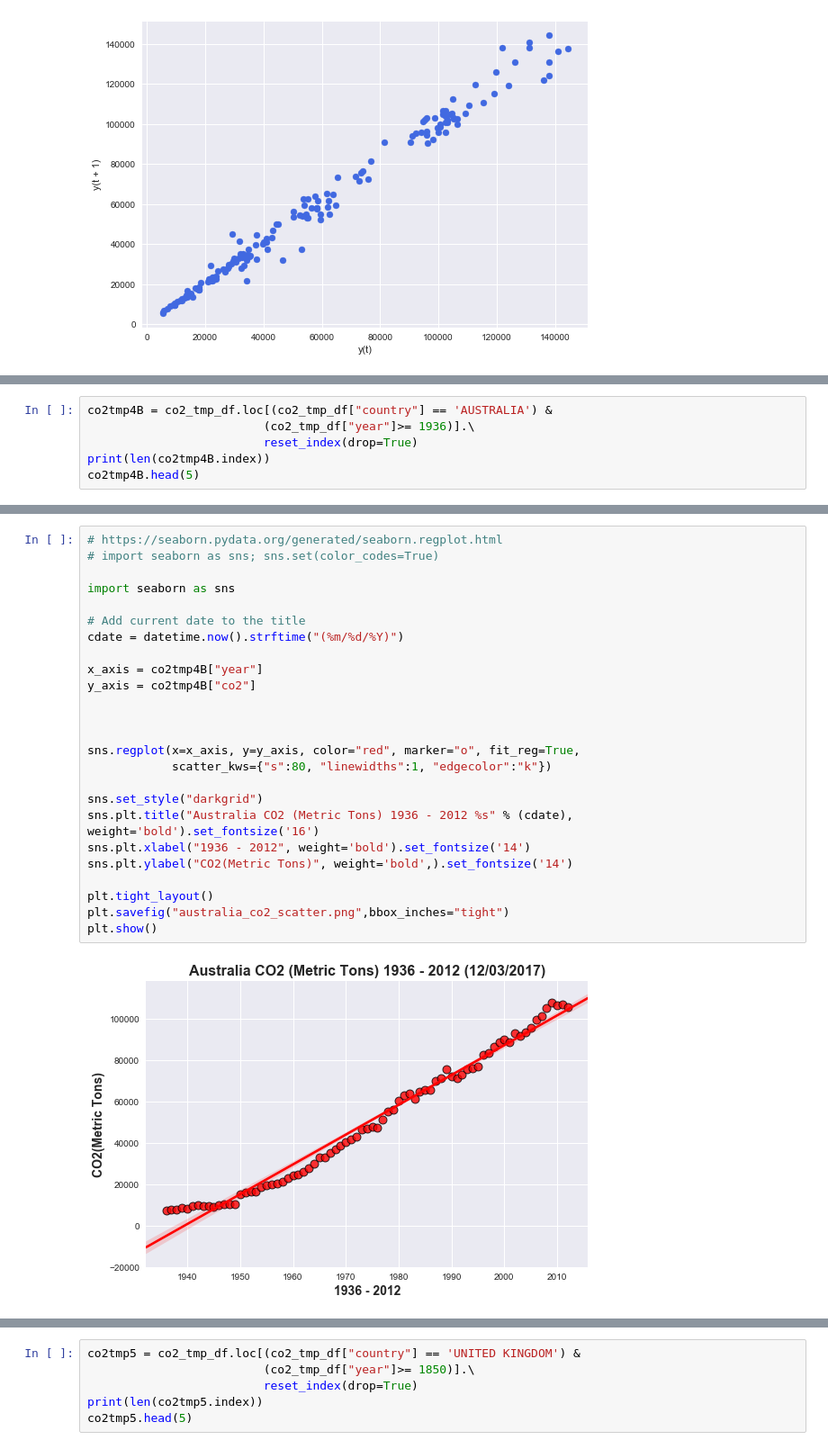
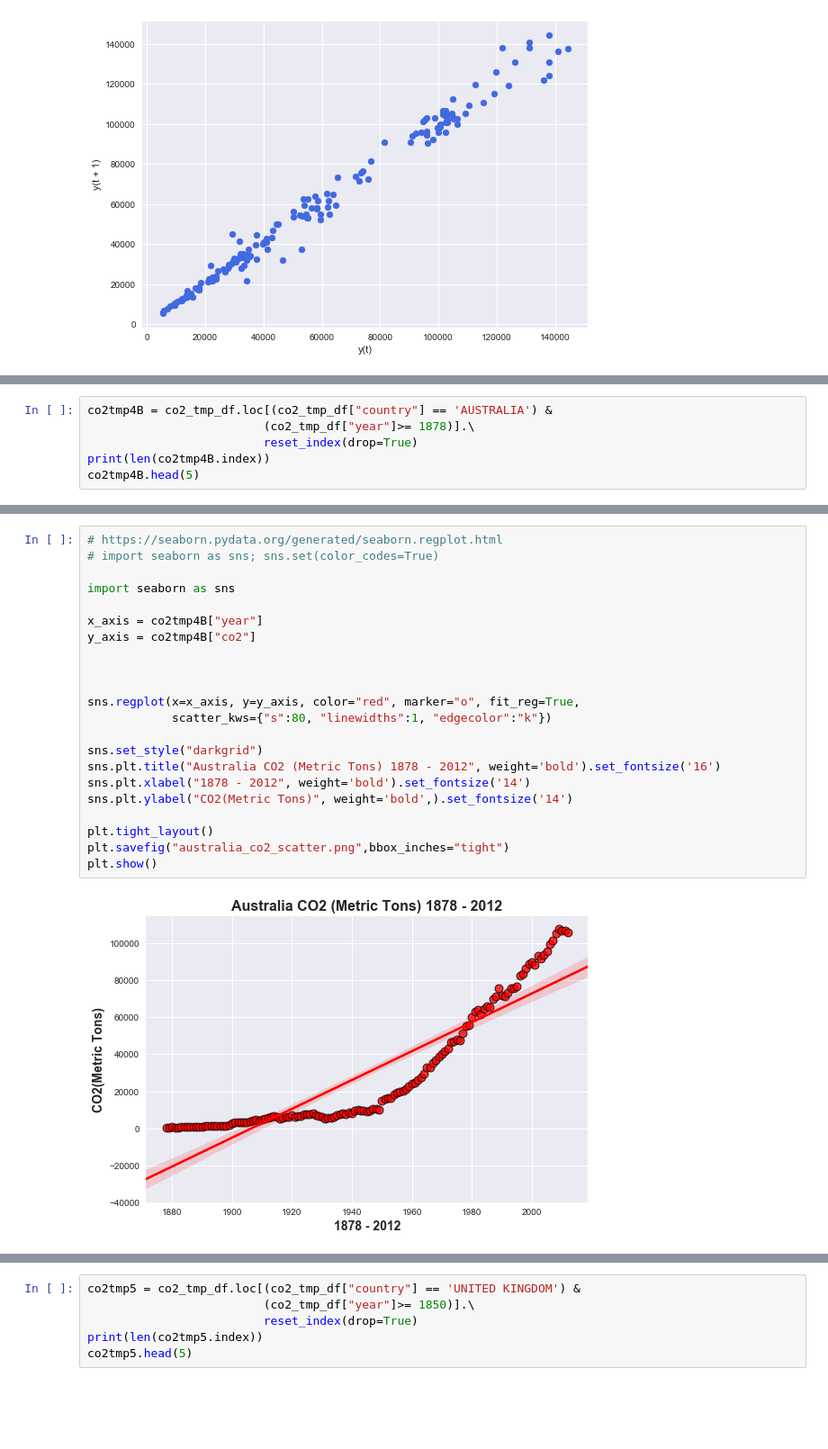
Before and after one commit to chrisg4github/Project-GW, a Jupyter notebook: GW_Plotting/CO2-Clean-Correlations/GW_Corr_Yearly_Tmp_co2.ipynb, the cells around one changed output, grey strips where cells are left out. Shown at 90% size. Drawn from its saved outputs; the diff is of its cells as text; blank space fills up the shorter version.

```diff
--- a/GW_Plotting/CO2-Clean-Correlations/GW_Corr_Yearly_Tmp_co2.ipynb
+++ b/GW_Plotting/CO2-Clean-Correlations/GW_Corr_Yearly_Tmp_co2.ipynb
@@ -421,6 +421,6 @@ plt.show()
 # %%
 co2tmp4B = co2_tmp_df.loc[(co2_tmp_df["country"] == 'AUSTRALIA') &
-                         (co2_tmp_df["year"]>= 1936)].\
+                         (co2_tmp_df["year"]>= 1878)].\
                          reset_index(drop=True)
 print(len(co2tmp4B.index))
 co2tmp4B.head(5)
@@ -480,29 +480,26 @@ plt.show()
 # %%
 # https://seaborn.pydata.org/generated/seaborn.regplot.html
 # import seaborn as sns; sns.set(color_codes=True)
 
 import seaborn as sns
-
-# Add current date to the title
-cdate = datetime.now().strftime("(%m/%d/%Y)")
 
 x_axis = co2tmp4B["year"]
 y_axis = co2tmp4B["co2"]
 
 
 
 sns.regplot(x=x_axis, y=y_axis, color="red", marker="o", fit_reg=True,
             scatter_kws={"s":80, "linewidths":1, "edgecolor":"k"})
 
 sns.set_style("darkgrid")
-sns.plt.title("Australia CO2 (Metric Tons) 1936 - 2012 %s" % (cdate), weight='bold').set_fontsize('16')
-sns.plt.xlabel("1936 - 2012", weight='bold').set_fontsize('14')
+sns.plt.title("Australia CO2 (Metric Tons) 1878 - 2012", weight='bold').set_fontsize('16')
+sns.plt.xlabel("1878 - 2012", weight='bold').set_fontsize('14')
 sns.plt.ylabel("CO2(Metric Tons)", weight='bold',).set_fontsize('14')
 
 plt.tight_layout()
 plt.savefig("australia_co2_scatter.png",bbox_inches="tight")
 plt.show()
 # %% [output]
-[figure, old version]
+[figure, new version]
 # %%
 co2tmp4C = co2_tmp_df.loc[(co2_tmp_df["country"] == 'INDIA') &
```
Also changed, not shown: parts of 22 cells of this notebook, 41 other files.
